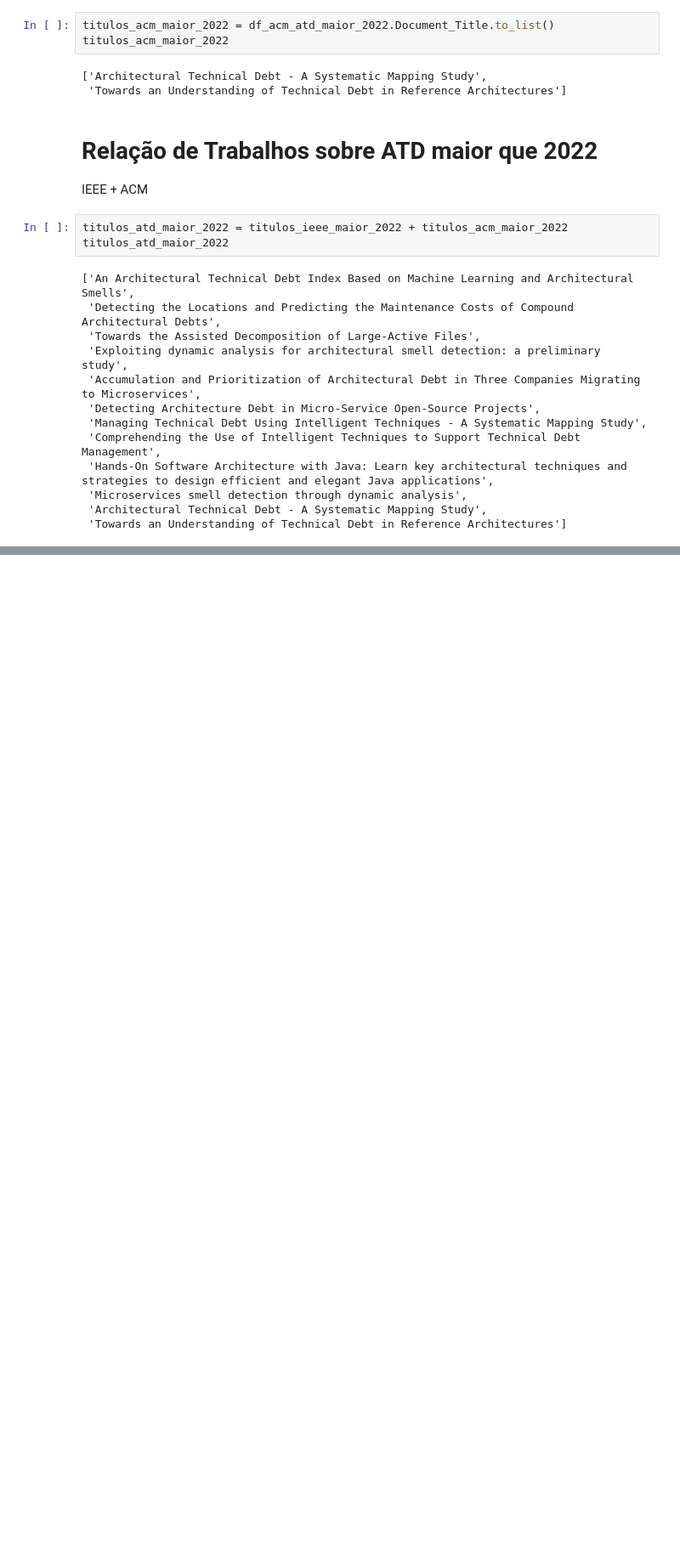
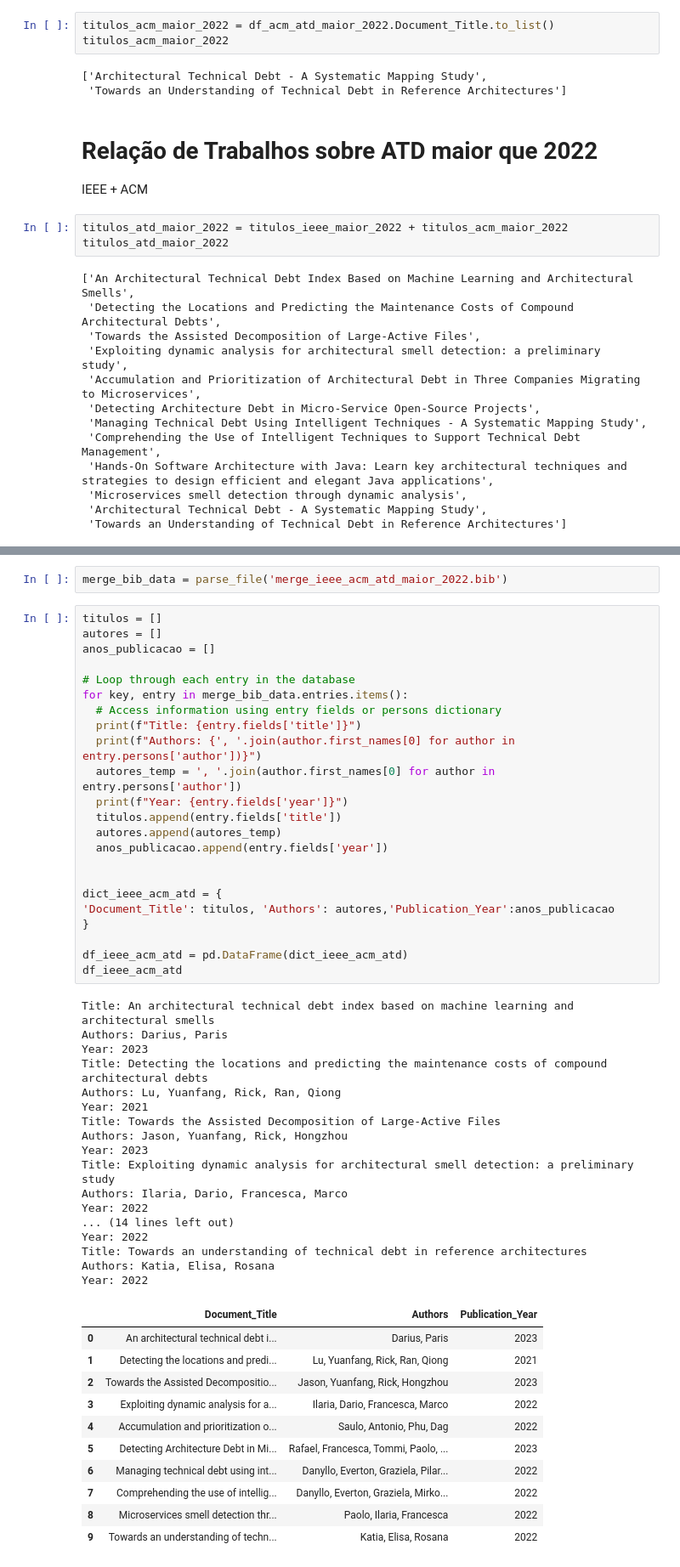
Before and after one commit to armandossrecife/teste, a Jupyter notebook: read_and_extract_bibtext.ipynb, the cells around one changed output, grey strips where cells are left out. Shown at 85% size. Drawn from its saved outputs; the diff is of its cells as text; blank space fills up the shorter version.

```diff
--- a/read_and_extract_bibtext.ipynb
+++ b/read_and_extract_bibtext.ipynb
@@ -253,0 +269,54 @@ titulos_atd_maior_2022
+# %%
+merge_bib_data = parse_file('merge_ieee_acm_atd_maior_2022.bib')
+# %%
+titulos = []
+autores = []
+anos_publicacao = []
+
+# Loop through each entry in the database
+for key, entry in merge_bib_data.entries.items():
+  # Access information using entry fields or persons dictionary
+  print(f"Title: {entry.fields['title']}")
+  print(f"Authors: {', '.join(author.first_names[0] for author in entry.persons['author'])}")
+  autores_temp = ', '.join(author.first_names[0] for author in entry.persons['author'])
+  print(f"Year: {entry.fields['year']}")
+  titulos.append(entry.fields['title'])
+  autores.append(autores_temp)
+  anos_publicacao.append(entry.fields['year'])
+
+
+dict_ieee_acm_atd = {
+'Document_Title': titulos, 'Authors': autores,'Publication_Year':anos_publicacao
+}
+
+df_ieee_acm_atd = pd.DataFrame(dict_ieee_acm_atd)
+df_ieee_acm_atd
+# %% [output]
+Title: An architectural technical debt index based on machine learning and architectural smells
+Authors: Darius, Paris
+Year: 2023
+Title: Detecting the locations and predicting the maintenance costs of compound architectural debts
+Authors: Lu, Yuanfang, Rick, Ran, Qiong
+Year: 2021
+Title: Towards the Assisted Decomposition of Large-Active Files
+Authors: Jason, Yuanfang, Rick, Hongzhou
+Year: 2023
+Title: Exploiting dynamic analysis for architectural smell detection: a preliminary study
+Authors: Ilaria, Dario, Francesca, Marco
+Year: 2022
+... (14 lines left out)
+Year: 2022
+Title: Towards an understanding of technical debt in reference architectures
+Authors: Katia, Elisa, Rosana
+Year: 2022
+|  | Document_Title | Authors | Publication_Year |
+| 0 | An architectural technical debt i... | Darius, Paris | 2023 |
+| 1 | Detecting the locations and predi... | Lu, Yuanfang, Rick, Ran, Qiong | 2021 |
+| 2 | Towards the Assisted Decompositio... | Jason, Yuanfang, Rick, Hongzhou | 2023 |
+| 3 | Exploiting dynamic analysis for a... | Ilaria, Dario, Francesca, Marco | 2022 |
+| 4 | Accumulation and prioritization o... | Saulo, Antonio, Phu, Dag | 2022 |
+| 5 | Detecting Architecture Debt in Mi... | Rafael, Francesca, Tommi, Paolo, ... | 2023 |
+| 6 | Managing technical debt using int... | Danyllo, Everton, Graziela, Pilar... | 2022 |
+| 7 | Comprehending the use of intellig... | Danyllo, Everton, Graziela, Mirko... | 2022 |
+| 8 | Microservices smell detection thr... | Paolo, Ilaria, Francesca | 2022 |
+| 9 | Towards an understanding of techn... | Katia, Elisa, Rosana | 2022 |
```
Also changed, not shown: parts of 2 cells of this notebook.
